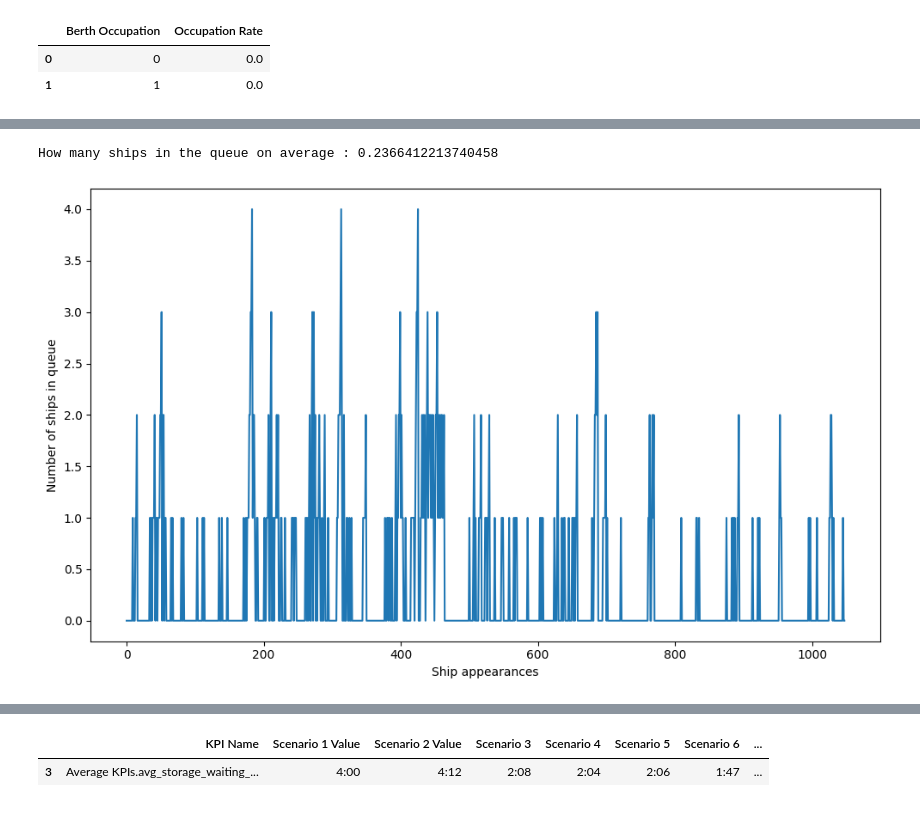
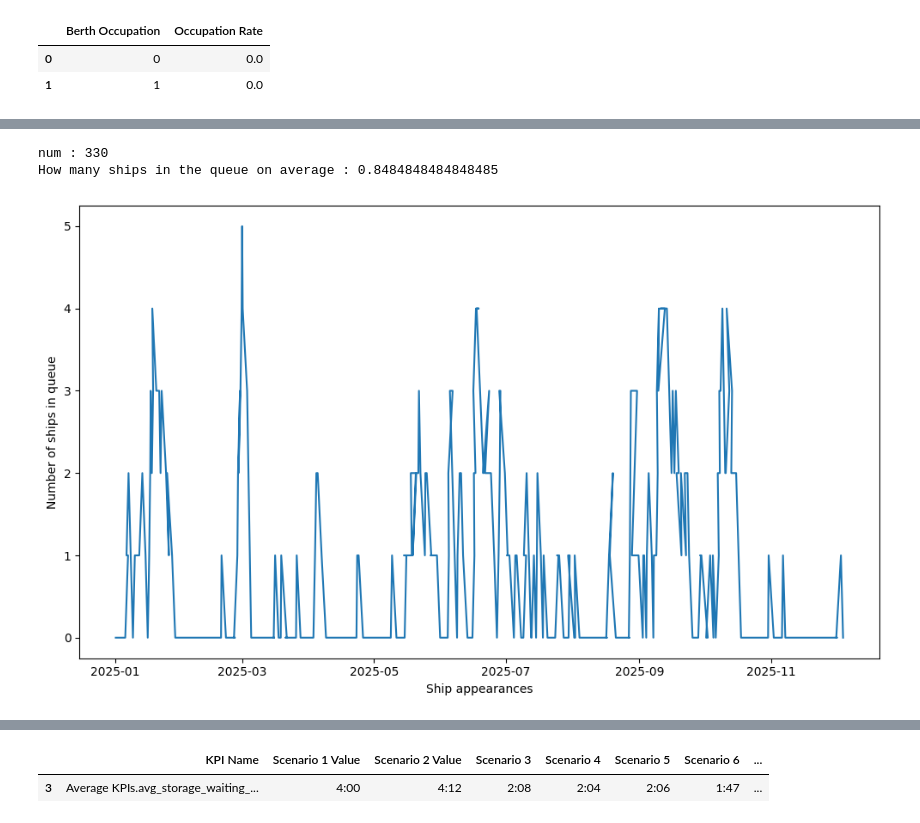
Before and after one commit to Mohammed-khlifi/port_trafic_simulation, a Jupyter notebook: DES.ipynb, the cells around one changed output, grey strips where cells are left out. Drawn from its saved outputs; the diff is of its cells as text; code cells hidden in the pictures.

```diff
--- a/DES.ipynb
+++ b/DES.ipynb
@@ -450,11 +449,12 @@ class Berth:
         return self.maintenance_start_date <= current_time <= maintenance_end
 # %%
 class Storage:
-    def __init__(self, env,loaded_amount = 0, temporary_storage=80000 ):
+    def __init__(self, env,loaded_amount = 0, temporary_storage=100_000 ):
         self.env = env
-        self.storage = temporary_storage  # Shared storage for the port
+        self.storage = temporary_storage
         self.loaded_amount = loaded_amount
         self.storage_capacity = temporary_storage
+        self.start = 0
 
     def decrease_storage(self, amount):
         """Decrease the storage by a certain amount."""
@@ -472,15 +472,29 @@ class Storage:
             self.storage = 0
             return False , self.loaded_amount ,0
 
-    def Truck_load(self):
-        #yield self.env.timeout(0)
-        self.storage += 2_000
 
 
-    def dynamic_refill_storage(self):
-        """Fill the storage by a certain amount."""
-        if self.storage <= self.storage_capacity*0.15:
-            self.Truck_load()
+
+    def dynamic_refill_storage(self , start_time , vessel):
+
+        fill_rate = 4000  # 1200 m3/h
+
+        time_spent_filling =  (self.env.now - self.start)
+        theorical_time_spent_filling = (self.storage_capacity) / fill_rate
+
+        self.time_to_wait = theorical_time_spent_filling - time_spent_filling
+        if self.time_to_wait < 0 or self.storage == self.storage_capacity:
+            self.time_to_wait = 0
+        else:
+            #print(f"time to wait {self.time_to_wait} storage {self.storage}     nd finally {time_spent_filling}  theorical {theorical_time_spent_filling} , time now {self.env.now} ")
+            yield self.env.timeout(self.time_to_wait)
+
+
+
+        self.start = self.env.now
+        #print(f"time to wait {self.time_to_wait} storage {self.storage}     nd finally {time_spent_filling}  theorical {theorical_time_spent_filling} , time now {self.env.now} vessel {vessel} ")
+        self.storage = self.storage_capacity
+
 
 
 
@@ -1060,7 +1083,7 @@ fleet_composition2 = {
 
 # Production data as a dictionary with fleet compositions
 production_data_1 = {
-    'Liquide': {'Composition': 1, 'Production per Year': 7_500_000, 'Fleet Composition': fleet_composition1}
+    'Liquide': {'Composition': 1, 'Production per Year': 30_500_000, 'Fleet Composition': fleet_composition1}
 }
 
 # Production data as a dictionary with fleet compositions
@@ -1086,11 +1109,11 @@ stats = Stats()
 # Initialize per-product resources and processes
 for production in production_data:
     # Create berths for the product
-    berths = [simpy.Resource(env, capacity=1) for _ in range(2)]
+    berths = [simpy.Resource(env, capacity=1) for _ in range(5)]
 
 
     # Create storage instance
-    storage = Storage(env, temporary_storage=120_000)
+    storage = Storage(env, temporary_storage=100_000)
 
     # Create GenerateShips instance
     source = GenerateShips(
@@ -1289,29 +1259,30 @@ np.mean(stats.storage)
 # %%
 #data.to_csv('2025_simulation.csv')
 resource_queue1 = stats.queue_sizes["berth_type1"]
-
+print(f"num : {len(resource_queue1)} ")
 print(f"How many ships in the queue on average : {np.mean(resource_queue1)}")
 # %% [output]
-How many ships in the queue on average : 0.2366412213740458
+num : 330
+How many ships in the queue on average : 0.8484848484848485
 # %%
 import matplotlib.pyplot as plt
 
-resource_queue = stats.queue_sizes["berth"]
+#resource_queue = stats.queue_sizes["berth"]
 resource_queue1 = stats.queue_sizes["berth_type1"]
-resource_queue2 = stats.queue_sizes["berth_type2"]
+#resource_queue2 = stats.queue_sizes["berth_type2"]
 
 
 
 fig, ax = plt.subplots(1, 1, figsize=(10, 6))
 
-plt.plot(range(len(resource_queue1)), resource_queue1)
+plt.plot(data['Arrival'] , resource_queue1)
 plt.ylabel('Number of ships in queue')
 plt.xlabel('Ship appearances')
 
 plt.tight_layout()
 plt.show()
 # %% [output]
-[figure, old version]
+[figure, new version]
 # %%
 import simpy
 import numpy as np
```
Also changed, not shown: parts of 22 cells of this notebook, 8 other files.
